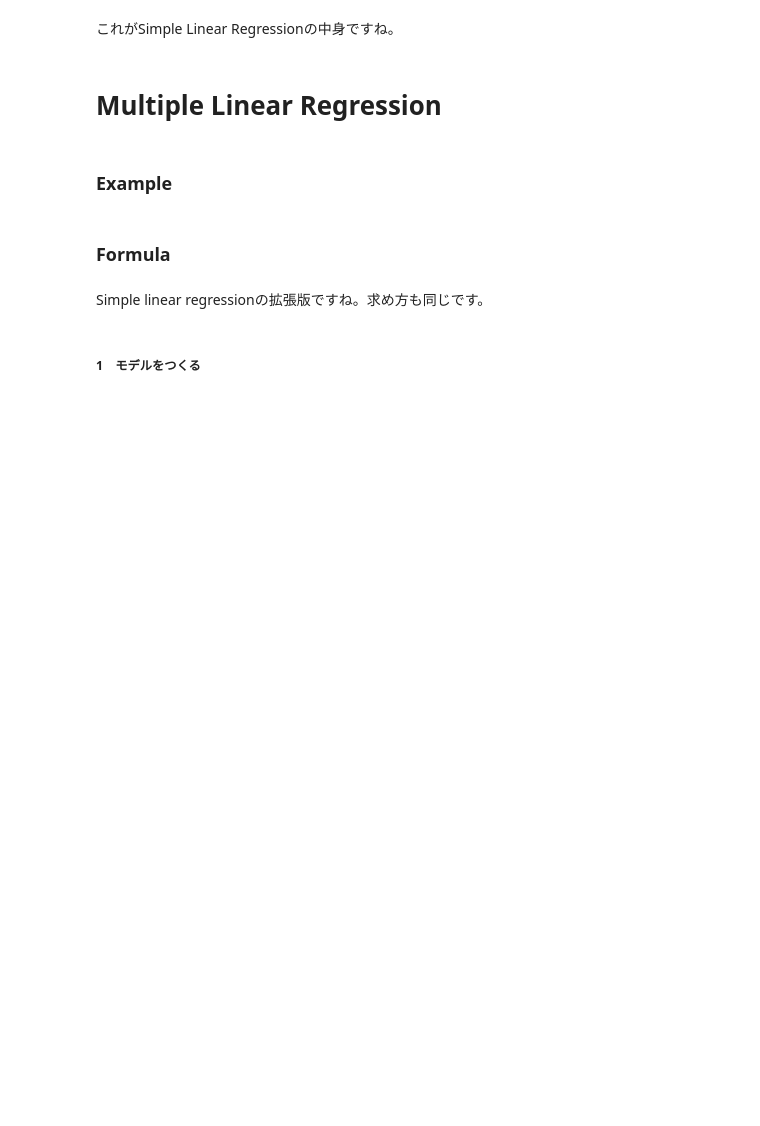
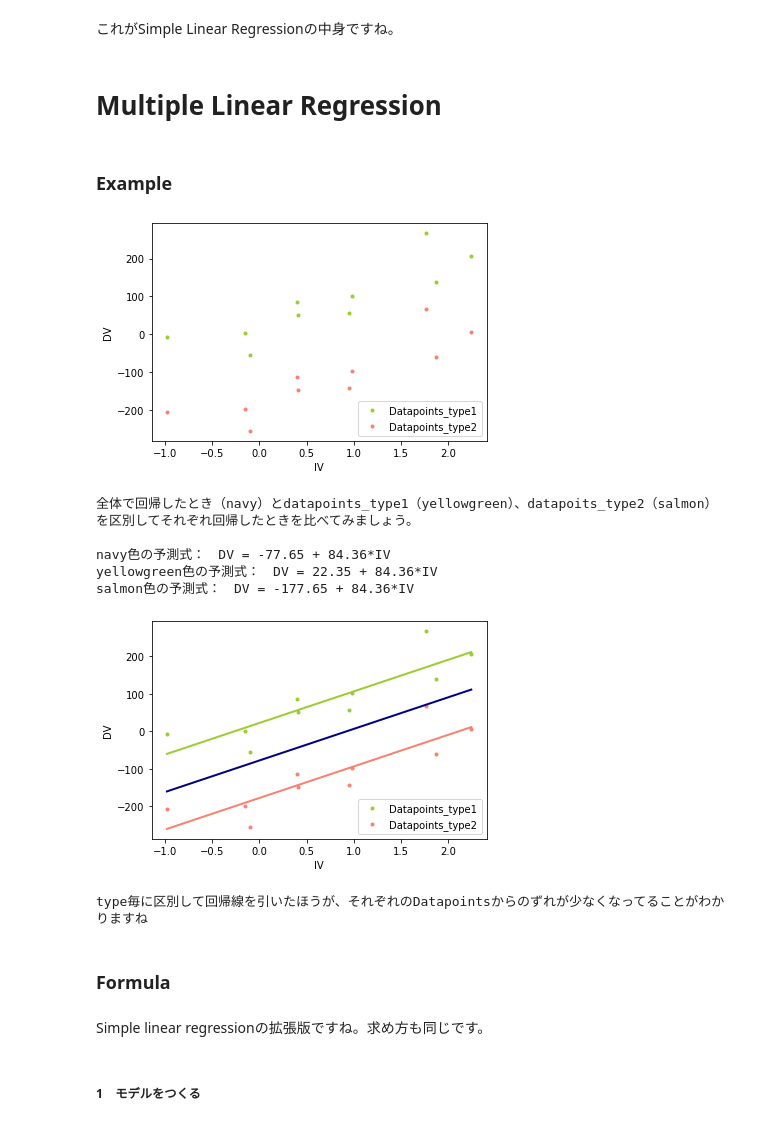
Before and after one commit to kazuki-kikunaga/2023_lecture_hitotsubashi_regression, a Jupyter notebook: Regression_lecture.ipynb, the cells around one changed output. Drawn from its saved outputs; the diff is of its cells as text; code cells hidden in the pictures; blank space fills up the shorter version.

```diff
--- a/Regression_lecture.ipynb
+++ b/Regression_lecture.ipynb
@@ -120,6 +167,70 @@ $$
 # Multiple Linear Regression
 # %% [markdown]
 ### Example
+# %%
+# 特徴量を加えると予測が良くなることを例示のみとして使用。
+# 計算自体は、multiple linear regressionではないので注意。
+n_samples = 10
+
+X_1, y_1, coef_1 = datasets.make_regression(
+    n_samples=n_samples,
+    n_features=1,
+    n_informative=1,
+    bias = 0,
+    noise=50,
+    coef=True,
+    random_state=0
+)
+plt.scatter(X_1, y_1, color="yellowgreen", marker=".", label="Datapoints_type1")
+
+X_2, y_2, coef_2 = datasets.make_regression(
+    n_samples=n_samples,
+    n_features=1,
+    n_informative=1,
+    bias = -200,
+    noise=50,
+    coef=True,
+    random_state=0
+)
+plt.scatter(X_2, y_2, color="salmon", marker=".", label="Datapoints_type2")
+
+
+plt.legend(loc="lower right")
+plt.xlabel("IV")
+plt.ylabel("DV")
+plt.show()
+
+print("全体で回帰したとき（navy）とdatapoints_type1（yellowgreen）、datapoits_type2（salmon）を区別してそれぞれ回帰したときを比べてみましょう。")
+print()
+
+plt.scatter(X_1, y_1, color="yellowgreen", marker=".", label="Datapoints_type1")
+plt.scatter(X_2, y_2, color="salmon", marker=".", label="Datapoints_type2")
+
+X_total = np.concatenate([X_1,X_2])
+y_total = np.concatenate([y_1,y_2])
+
+for X,y,color in [[X_total,y_total,"navy"],[X_1,y_1,"yellowgreen"],[X_2,y_2,"salmon"]]:
+    lr = linear_model.LinearRegression()
+    lr.fit(X, y)
+    print(color,"色の予測式：　DV = ", round(lr.intercept_, 2), " + ", round(lr.coef_[0], 2), "*IV", sep = "")
+    line_X = np.linspace(X.min(), X.max())[:, np.newaxis]
+    line_y = lr.predict(line_X)
+    plt.plot(line_X, line_y, color=color, linewidth=2)
+
+plt.legend(loc="lower right")
+plt.xlabel("IV")
+plt.ylabel("DV")
+plt.show()
+print("type毎に区別して回帰線を引いたほうが、それぞれのDatapointsからのずれが少なくなってることがわかりますね")
+# %% [output]
+[figure, added]
+全体で回帰したとき（navy）とdatapoints_type1（yellowgreen）、datapoits_type2（salmon）を区別してそれぞれ回帰したときを比べてみましょう。
+
+navy色の予測式：　DV = -77.65 + 84.36*IV
+yellowgreen色の予測式：　DV = 22.35 + 84.36*IV
+salmon色の予測式：　DV = -177.65 + 84.36*IV
+[figure, added]
+type毎に区別して回帰線を引いたほうが、それぞれのDatapointsからのずれが少なくなってることがわかりますね
 # %% [markdown]
 ### Formula
 # %% [markdown]
```
Also changed, not shown: parts of 8 cells of this notebook.
